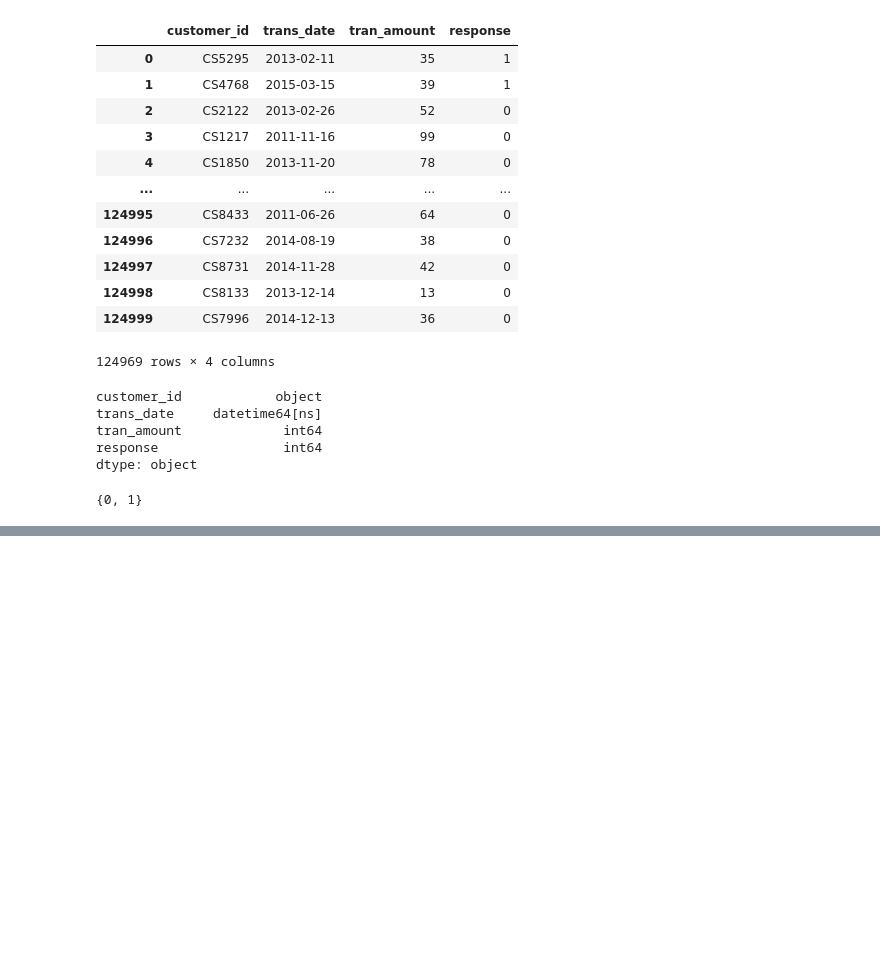
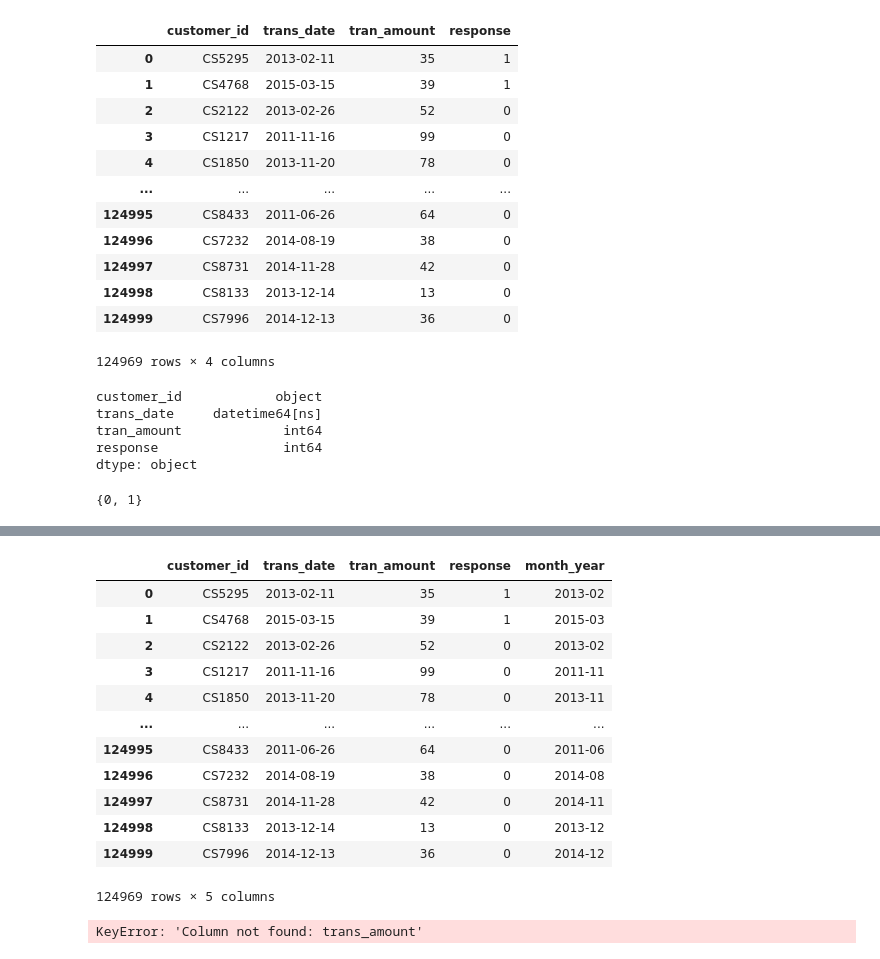
Before and after one commit to anshi-09/Retail_data_analysis, a Jupyter notebook: DATA_CLEANING.ipynb, the cells around one changed output, grey strips where cells are left out. Drawn from its saved outputs; the diff is of its cells as text; code cells hidden in the pictures; blank space fills up the shorter version.

```diff
--- a/DATA_CLEANING.ipynb
+++ b/DATA_CLEANING.ipynb
@@ -340,0 +267,21 @@ sns.barplot(x='customer_id', y ='tran_amount' , data = top_5_sales)
+# %%
+df
+# %% [output]
+|  | customer_id | trans_date | tran_amount | response | month_year |
+| 0 | CS5295 | 2013-02-11 | 35 | 1 | 2013-02 |
+| 1 | CS4768 | 2015-03-15 | 39 | 1 | 2015-03 |
+| 2 | CS2122 | 2013-02-26 | 52 | 0 | 2013-02 |
+| 3 | CS1217 | 2011-11-16 | 99 | 0 | 2011-11 |
+| 4 | CS1850 | 2013-11-20 | 78 | 0 | 2013-11 |
+| ... | ... | ... | ... | ... | ... |
+| 124995 | CS8433 | 2011-06-26 | 64 | 0 | 2011-06 |
+| 124996 | CS7232 | 2014-08-19 | 38 | 0 | 2014-08 |
+| 124997 | CS8731 | 2014-11-28 | 42 | 0 | 2014-11 |
+| 124998 | CS8133 | 2013-12-14 | 13 | 0 | 2013-12 |
+| 124999 | CS7996 | 2014-12-13 | 36 | 0 | 2014-12 |
+124969 rows × 5 columns
+# %%
+monthly_sales = df.groupby('month_year')['tran_amount'].sum()
+type(monthly_sales.index)
+# %% [output]
+KeyError: 'Column not found: trans_amount'
```
Also changed, not shown: parts of 31 cells of this notebook, 1 other file.
